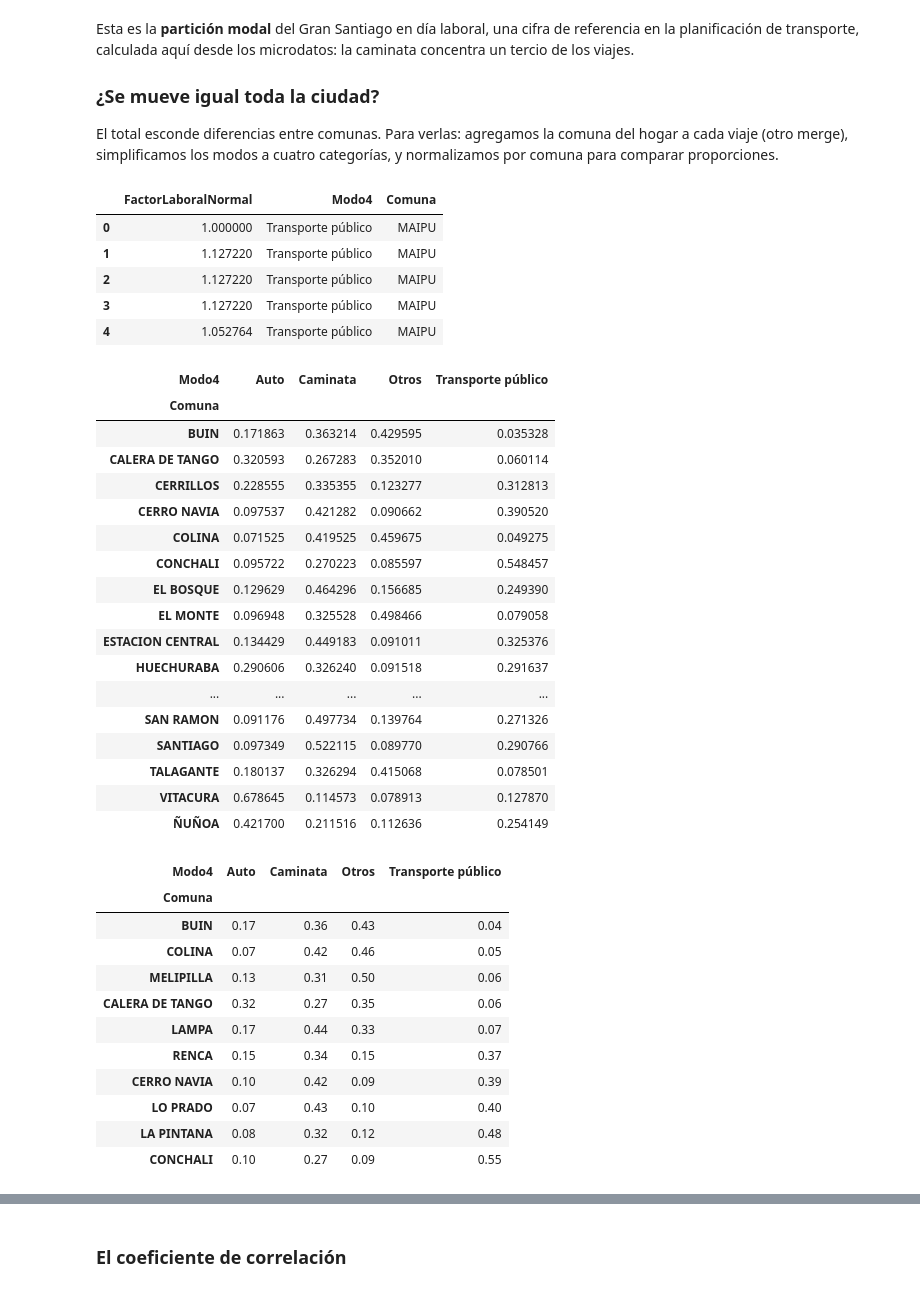
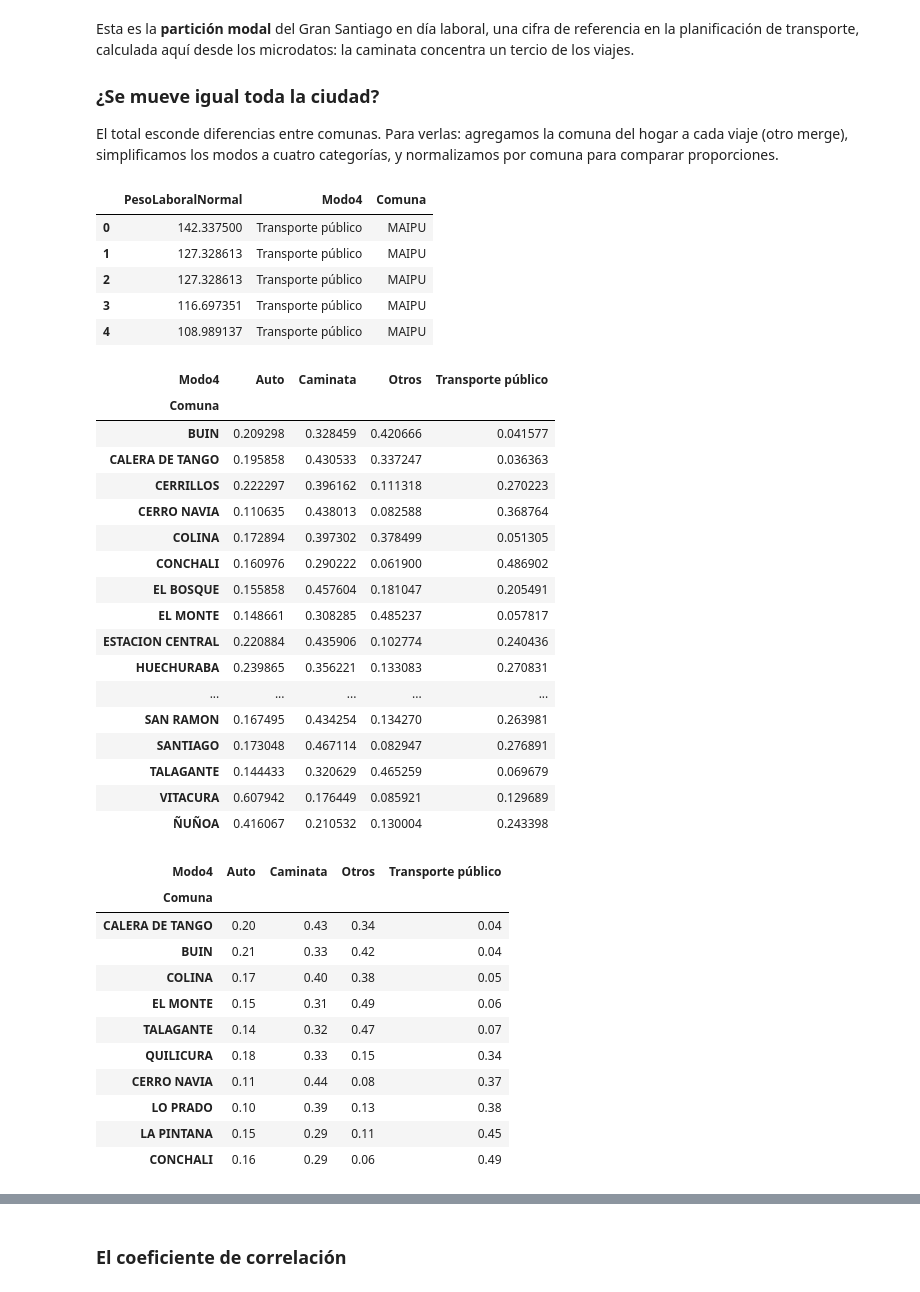
Before and after one commit to daniopitz/cienciadatos, a Jupyter notebook: 02_pandas_eda.ipynb, the cells around one changed output, grey strips where cells are left out. Cells and saved outputs as stored; diff of their text form; code cells hidden in the pictures.

```diff
--- a/02_pandas_eda.ipynb
+++ b/02_pandas_eda.ipynb
@@ -724,6 +729,11 @@ Name: n_viajes, dtype: float64
 # %%
-vd = viajes.dropna(subset=["TiempoViaje", "FactorLaboralNormal"])
-duracion, peso_viaje = vd["TiempoViaje"], vd["FactorLaboralNormal"]
+# El peso de un viaje es el factor de la persona por el factor del viaje.
+# El factor del viaje solo es una corrección cercana a 1: no expande a la ciudad.
+viajes["PesoLaboralNormal"] = viajes["FactorLaboralNormal"] * viajes["Persona"].map(
+    personas.set_index("Persona")["Factor_LaboralNormal"])
+
+vd = viajes.dropna(subset=["TiempoViaje", "PesoLaboralNormal"])
+duracion, peso_viaje = vd["TiempoViaje"], vd["PesoLaboralNormal"]
 
 print(f"Duración media (ponderada):   {np.average(duracion, weights=peso_viaje):.1f} min")
 print(f"Duración mediana (ponderada): {cuantil_ponderado(duracion, peso_viaje, 0.5)[0]:.0f} min")
@@ -886,41 +896,41 @@ def agrupar_modo(modo):
 viajes_modo = viajes_modo.merge(hogares[["Hogar", "Comuna"]], on="Hogar", how="left")
 viajes_modo["Modo4"] = viajes_modo["NombreModo"].map(agrupar_modo)
 
-viajes_modo[[ "FactorLaboralNormal", "Modo4", "Comuna"]].head(5)
+viajes_modo[[ "PesoLaboralNormal", "Modo4", "Comuna"]].head(5)
 # %% [output]
-|  | FactorLaboralNormal | Modo4 | Comuna |
-| 0 | 1.000000 | Transporte público | MAIPU |
-| 1 | 1.127220 | Transporte público | MAIPU |
-| 2 | 1.127220 | Transporte público | MAIPU |
-| 3 | 1.127220 | Transporte público | MAIPU |
-| 4 | 1.052764 | Transporte público | MAIPU |
+|  | PesoLaboralNormal | Modo4 | Comuna |
+| 0 | 142.337500 | Transporte público | MAIPU |
+| 1 | 127.328613 | Transporte público | MAIPU |
+| 2 | 127.328613 | Transporte público | MAIPU |
+| 3 | 116.697351 | Transporte público | MAIPU |
+| 4 | 108.989137 | Transporte público | MAIPU |
 # %%
 modo_comuna = viajes_modo.pivot_table(
-    index="Comuna", columns="Modo4", values="FactorLaboralNormal",
+    index="Comuna", columns="Modo4", values="PesoLaboralNormal",
     aggfunc="sum", fill_value=0,
 )
 modo_comuna = modo_comuna.div(modo_comuna.sum(axis=1), axis=0)
 
 modo_comuna
 # %% [output]
 | Modo4 | Auto | Caminata | Otros | Transporte público |
 | Comuna |  |  |  |  |
-| BUIN | 0.171863 | 0.363214 | 0.429595 | 0.035328 |
-| CALERA DE TANGO | 0.320593 | 0.267283 | 0.352010 | 0.060114 |
-| CERRILLOS | 0.228555 | 0.335355 | 0.123277 | 0.312813 |
-| CERRO NAVIA | 0.097537 | 0.421282 | 0.090662 | 0.390520 |
-| COLINA | 0.071525 | 0.419525 | 0.459675 | 0.049275 |
-| CONCHALI | 0.095722 | 0.270223 | 0.085597 | 0.548457 |
-| EL BOSQUE | 0.129629 | 0.464296 | 0.156685 | 0.249390 |
-| EL MONTE | 0.096948 | 0.325528 | 0.498466 | 0.079058 |
-| ESTACION CENTRAL | 0.134429 | 0.449183 | 0.091011 | 0.325376 |
-| HUECHURABA | 0.290606 | 0.326240 | 0.091518 | 0.291637 |
+| BUIN | 0.209298 | 0.328459 | 0.420666 | 0.041577 |
+| CALERA DE TANGO | 0.195858 | 0.430533 | 0.337247 | 0.036363 |
+| CERRILLOS | 0.222297 | 0.396162 | 0.111318 | 0.270223 |
+| CERRO NAVIA | 0.110635 | 0.438013 | 0.082588 | 0.368764 |
+| COLINA | 0.172894 | 0.397302 | 0.378499 | 0.051305 |
+| CONCHALI | 0.160976 | 0.290222 | 0.061900 | 0.486902 |
+| EL BOSQUE | 0.155858 | 0.457604 | 0.181047 | 0.205491 |
+| EL MONTE | 0.148661 | 0.308285 | 0.485237 | 0.057817 |
+| ESTACION CENTRAL | 0.220884 | 0.435906 | 0.102774 | 0.240436 |
+| HUECHURABA | 0.239865 | 0.356221 | 0.133083 | 0.270831 |
 | ... | ... | ... | ... | ... |
-| SAN RAMON | 0.091176 | 0.497734 | 0.139764 | 0.271326 |
-| SANTIAGO | 0.097349 | 0.522115 | 0.089770 | 0.290766 |
-| TALAGANTE | 0.180137 | 0.326294 | 0.415068 | 0.078501 |
-| VITACURA | 0.678645 | 0.114573 | 0.078913 | 0.127870 |
-| ÑUÑOA | 0.421700 | 0.211516 | 0.112636 | 0.254149 |
+| SAN RAMON | 0.167495 | 0.434254 | 0.134270 | 0.263981 |
+| SANTIAGO | 0.173048 | 0.467114 | 0.082947 | 0.276891 |
+| TALAGANTE | 0.144433 | 0.320629 | 0.465259 | 0.069679 |
+| VITACURA | 0.607942 | 0.176449 | 0.085921 | 0.129689 |
+| ÑUÑOA | 0.416067 | 0.210532 | 0.130004 | 0.243398 |
 # %%
 # Las cinco comunas con mayor y menor uso de transporte público
 orden_tp = modo_comuna.sort_values("Transporte público")
@@ -928,16 +938,16 @@ pd.concat([orden_tp.head(5), orden_tp.tail(5)]).round(2)
 # %% [output]
 | Modo4 | Auto | Caminata | Otros | Transporte público |
 | Comuna |  |  |  |  |
-| BUIN | 0.17 | 0.36 | 0.43 | 0.04 |
-| COLINA | 0.07 | 0.42 | 0.46 | 0.05 |
-| MELIPILLA | 0.13 | 0.31 | 0.50 | 0.06 |
-| CALERA DE TANGO | 0.32 | 0.27 | 0.35 | 0.06 |
-| LAMPA | 0.17 | 0.44 | 0.33 | 0.07 |
-| RENCA | 0.15 | 0.34 | 0.15 | 0.37 |
-| CERRO NAVIA | 0.10 | 0.42 | 0.09 | 0.39 |
-| LO PRADO | 0.07 | 0.43 | 0.10 | 0.40 |
-| LA PINTANA | 0.08 | 0.32 | 0.12 | 0.48 |
-| CONCHALI | 0.10 | 0.27 | 0.09 | 0.55 |
+| CALERA DE TANGO | 0.20 | 0.43 | 0.34 | 0.04 |
+| BUIN | 0.21 | 0.33 | 0.42 | 0.04 |
+| COLINA | 0.17 | 0.40 | 0.38 | 0.05 |
+| EL MONTE | 0.15 | 0.31 | 0.49 | 0.06 |
+| TALAGANTE | 0.14 | 0.32 | 0.47 | 0.07 |
+| QUILICURA | 0.18 | 0.33 | 0.15 | 0.34 |
+| CERRO NAVIA | 0.11 | 0.44 | 0.08 | 0.37 |
+| LO PRADO | 0.10 | 0.39 | 0.13 | 0.38 |
+| LA PINTANA | 0.15 | 0.29 | 0.11 | 0.45 |
+| CONCHALI | 0.16 | 0.29 | 0.06 | 0.49 |
 # %%
 fig, ax = plt.subplots(figsize=(8, 9))
 orden_tp[["Transporte público", "Auto", "Caminata", "Otros"]].plot(
```
Also changed, not shown: parts of 13 cells of this notebook, 10 other files.
